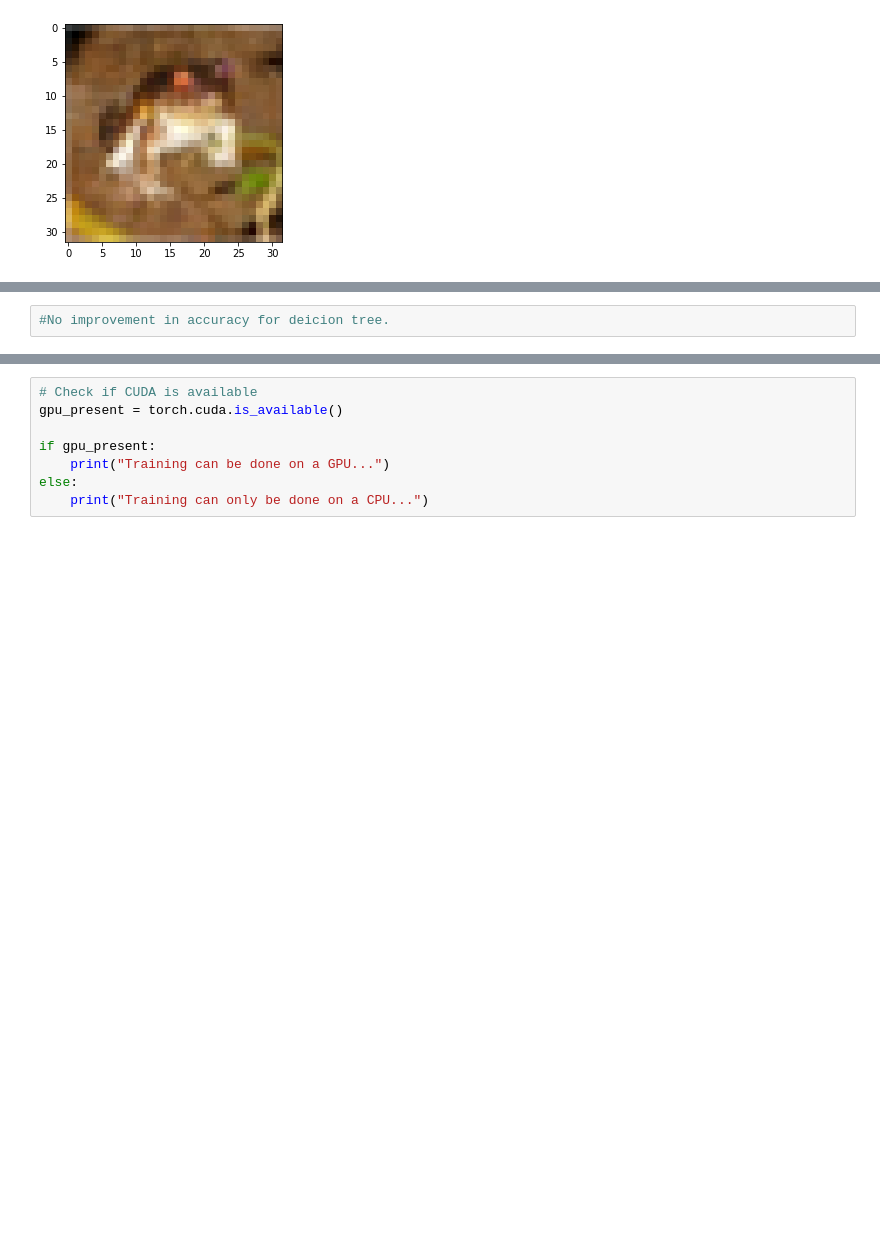
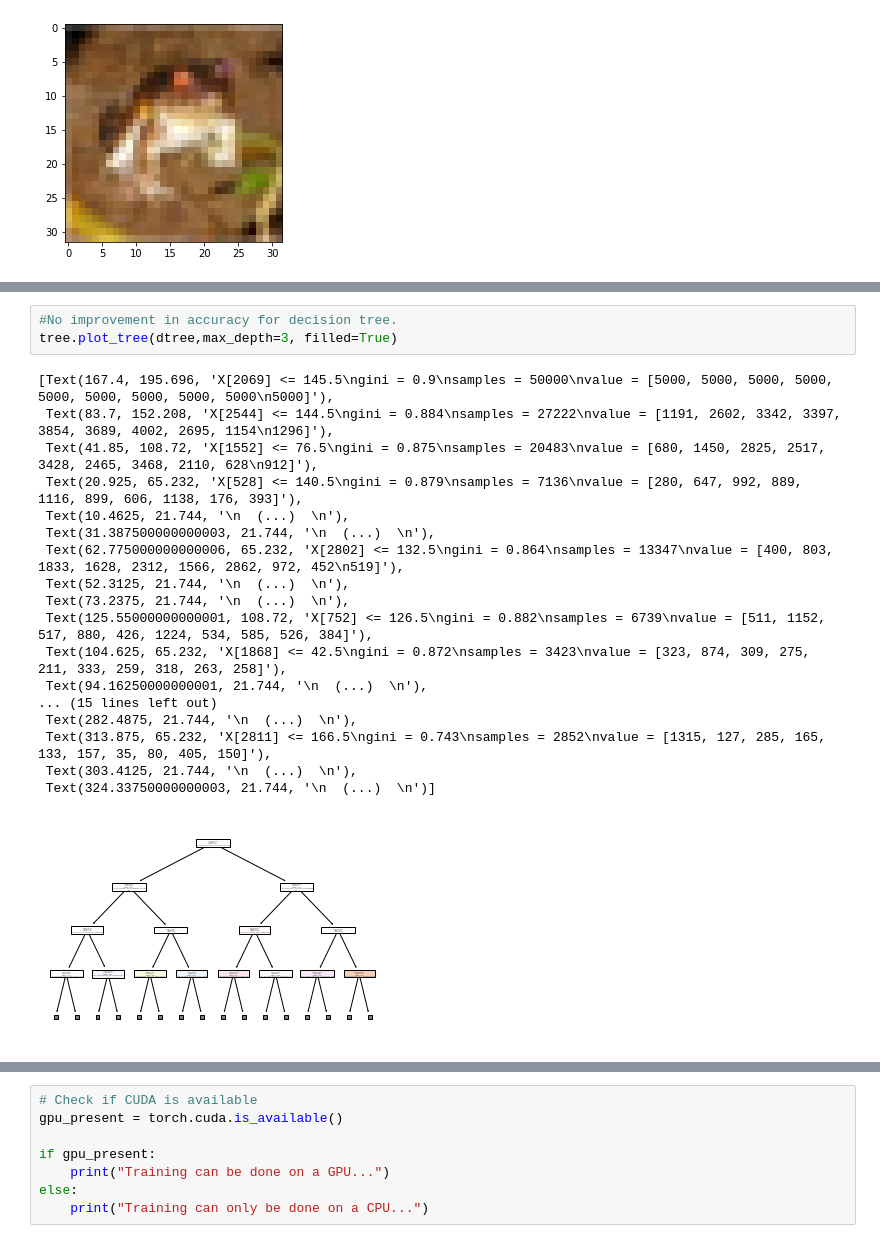
Before and after one commit to karthikbeepi/Machine-Learning-Comp-6321, a Jupyter notebook: CIFAR10/cifar-10-batches-py/CIFAR10.ipynb, the cells around one changed output, grey strips where cells are left out. Drawn from its saved outputs; the diff is of its cells as text; blank space fills up the shorter version.

```diff
--- a/CIFAR10/cifar-10-batches-py/CIFAR10.ipynb
+++ b/CIFAR10/cifar-10-batches-py/CIFAR10.ipynb
@@ -61,2 +80,22 @@ plt.imshow(X[0].reshape(3,32,32).transpose(1,2,0))
 # %%
-#No improvement in accuracy for deicion tree.
+#No improvement in accuracy for decision tree.
+tree.plot_tree(dtree,max_depth=3, filled=True)
+# %% [output]
+[Text(167.4, 195.696, 'X[2069] <= 145.5\ngini = 0.9\nsamples = 50000\nvalue = [5000, 5000, 5000, 5000, 5000, 5000, 5000, 5000, 5000\n5000]'),
+ Text(83.7, 152.208, 'X[2544] <= 144.5\ngini = 0.884\nsamples = 27222\nvalue = [1191, 2602, 3342, 3397, 3854, 3689, 4002, 2695, 1154\n1296]'),
+ Text(41.85, 108.72, 'X[1552] <= 76.5\ngini = 0.875\nsamples = 20483\nvalue = [680, 1450, 2825, 2517, 3428, 2465, 3468, 2110, 628\n912]'),
+ Text(20.925, 65.232, 'X[528] <= 140.5\ngini = 0.879\nsamples = 7136\nvalue = [280, 647, 992, 889, 1116, 899, 606, 1138, 176, 393]'),
+ Text(10.4625, 21.744, '\n  (...)  \n'),
+ Text(31.387500000000003, 21.744, '\n  (...)  \n'),
+ Text(62.775000000000006, 65.232, 'X[2802] <= 132.5\ngini = 0.864\nsamples = 13347\nvalue = [400, 803, 1833, 1628, 2312, 1566, 2862, 972, 452\n519]'),
+ Text(52.3125, 21.744, '\n  (...)  \n'),
+ Text(73.2375, 21.744, '\n  (...)  \n'),
+ Text(125.55000000000001, 108.72, 'X[752] <= 126.5\ngini = 0.882\nsamples = 6739\nvalue = [511, 1152, 517, 880, 426, 1224, 534, 585, 526, 384]'),
+ Text(104.625, 65.232, 'X[1868] <= 42.5\ngini = 0.872\nsamples = 3423\nvalue = [323, 874, 309, 275, 211, 333, 259, 318, 263, 258]'),
+ Text(94.16250000000001, 21.744, '\n  (...)  \n'),
+... (15 lines left out)
+ Text(282.4875, 21.744, '\n  (...)  \n'),
+ Text(313.875, 65.232, 'X[2811] <= 166.5\ngini = 0.743\nsamples = 2852\nvalue = [1315, 127, 285, 165, 133, 157, 35, 80, 405, 150]'),
+ Text(303.4125, 21.744, '\n  (...)  \n'),
+ Text(324.33750000000003, 21.744, '\n  (...)  \n')]
+[figure, added]
```
Also changed, not shown: parts of 12 cells of this notebook.
